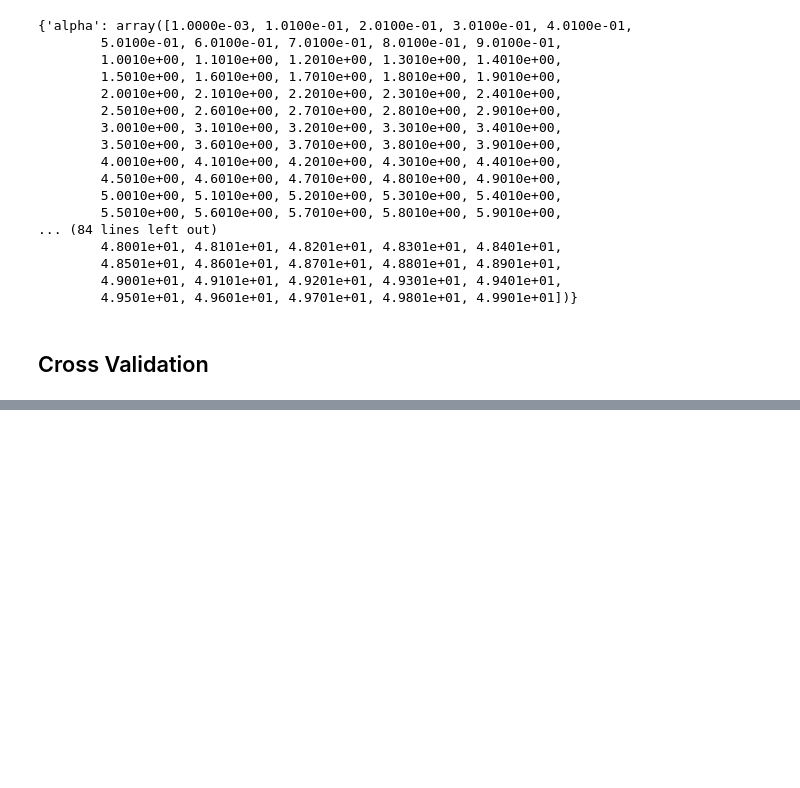
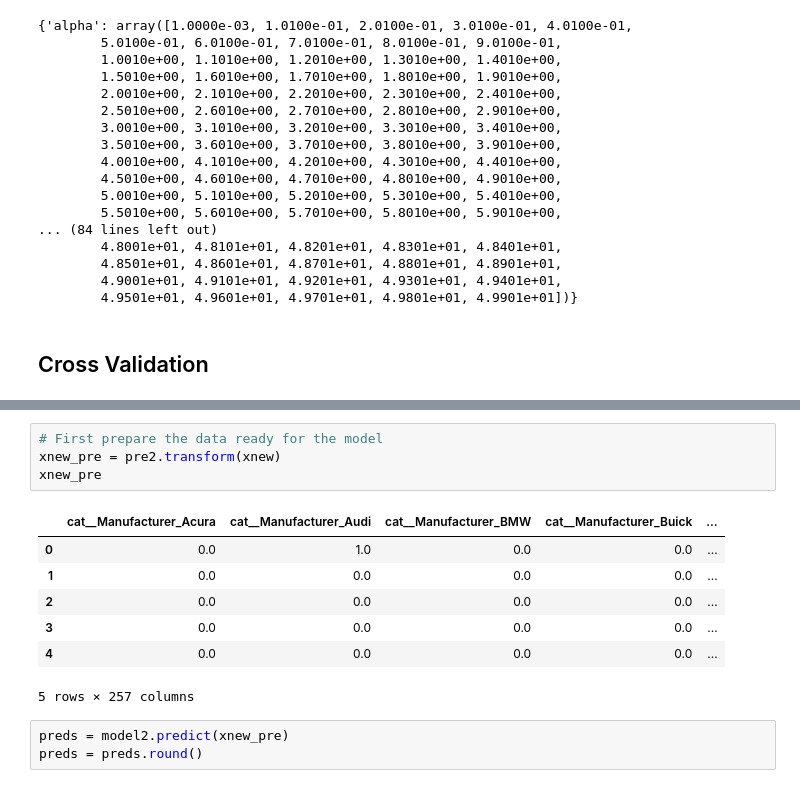
Before and after one commit to samrudhi-shirode/Machine-Learning, a Jupyter notebook: Regularisation, Cross Validation/Regularisation, cross validation.ipynb, the cells around one changed output, grey strips where cells are left out. Cells and saved outputs as stored; diff of their text form; blank space fills up the shorter version.

```diff
--- a/Regularisation, Cross Validation/Regularisation, cross validation.ipynb
+++ b/Regularisation, Cross Validation/Regularisation, cross validation.ipynb
@@ -276,0 +504,15 @@ alphas2
+# %%
+# First prepare the data ready for the model
+xnew_pre = pre2.transform(xnew)
+xnew_pre
+# %% [output]
+|  | cat__Manufacturer_Acura | cat__Manufacturer_Audi | cat__Manufacturer_BMW | cat__Manufacturer_Buick | ... |
+| 0 | 0.0 | 1.0 | 0.0 | 0.0 | ... |
+| 1 | 0.0 | 0.0 | 0.0 | 0.0 | ... |
+| 2 | 0.0 | 0.0 | 0.0 | 0.0 | ... |
+| 3 | 0.0 | 0.0 | 0.0 | 0.0 | ... |
+| 4 | 0.0 | 0.0 | 0.0 | 0.0 | ... |
+5 rows × 257 columns
+# %%
+preds = model2.predict(xnew_pre)
+preds = preds.round()
```
Also changed, not shown: parts of 32 cells of this notebook, 3 other files.
